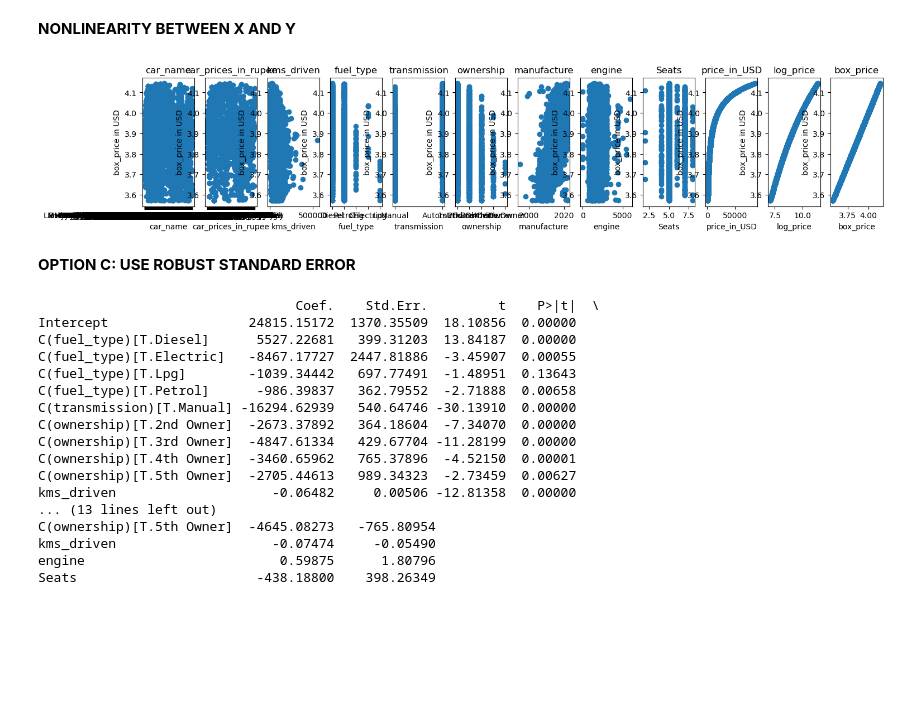
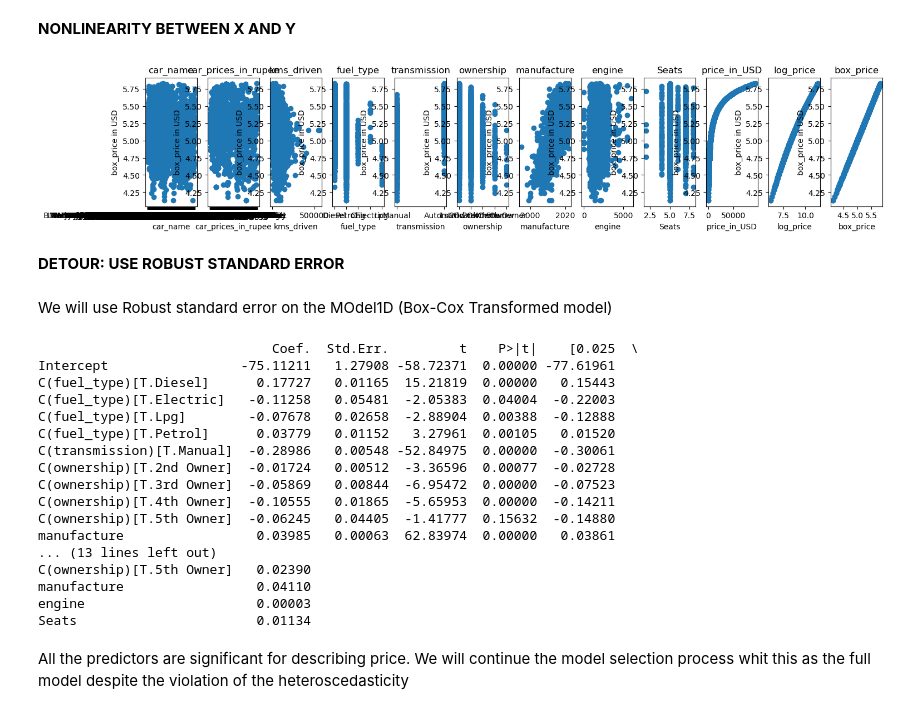
Before and after one commit to rishimo/msds601-project, a Jupyter notebook: david_notebook.ipynb, the cells around one changed output. Drawn from its saved outputs; the diff is of its cells as text; code cells hidden in the pictures; blank space fills up the shorter version.

```diff
--- a/david_notebook.ipynb
+++ b/david_notebook.ipynb
@@ -289,10 +344,10 @@ There is a significant evidence of non-normality.
 #pair-wise scatter plot between y and predictors
 plt.figure(figsize=(20, 3))
 
-for i, col in enumerate(car_train.columns):
+for i, col in enumerate(carsdata.columns):
     plt.subplot(1, 14, i+1)
-    x = car_train[col]
-    y = car_train['price_in_USD']
+    x = carsdata[col]
+    y = carsdata['price_in_USD']
     plt.plot(x, y, 'o')
 
     plt.title(col)
@@ -305,7 +360,7 @@ for i, col in enumerate(car_train.columns):
 # %% [markdown]
 <b> OPTION 1: NATURAL-LOG TRANSFORMATION</B>
 # %%
-car_train['log_price']=np.log(car_train['price_in_USD'])
+carsdata['log_price']=np.log(carsdata['price_in_USD'])
 # %% [markdown]
 <b> MODELING 1C</B>
 # %%
@@ -391,10 +485,10 @@ Natural-Log transformation was not enough to eliminate non-normality
 #pair-wise scatter plot between y and predictors
 plt.figure(figsize=(20, 3))
 
-for i, col in enumerate(car_train.columns):
+for i, col in enumerate(carsdata.columns):
     plt.subplot(1, 14, i+1)
-    x = car_train[col]
-    y = car_train['log_price']
+    x = carsdata[col]
+    y = carsdata['log_price']
     plt.plot(x, y, 'o')
 
     plt.title(col)
@@ -406,10 +500,10 @@ for i, col in enumerate(car_train.columns):
 <b> OPTION 2: BOX-COX TRANSFORMATION</B>
 # %%
 # transform training data & save lambda value
-fitted_data, fitted_lambda = stats.boxcox(car_train["price_in_USD"])
+fitted_data, fitted_lambda = stats.boxcox(carsdata["price_in_USD"])
 
 # adding the transformed Y to the dataframe
-car_train['box_price']=fitted_data
+carsdata['box_price']=fitted_data
 
 # creating axes to draw plots
 fig, ax = plt.subplots(1, 2)
@@ -532,19 +626,21 @@ jarque.pvalue
 # %%
 #pair-wise scatter plot between y and predictors
 plt.figure(figsize=(20, 3))
 
-for i, col in enumerate(car_train.columns):
+for i, col in enumerate(carsdata.columns):
     plt.subplot(1, 14, i+1)
-    x = car_train[col]
-    y = car_train['box_price']
+    x = carsdata[col]
+    y = carsdata['box_price']
     plt.plot(x, y, 'o')
 
     plt.title(col)
     plt.xlabel(col)
     plt.ylabel('box_price in USD')
 # %% [output]
-[figure, old version]
+[figure, new version]
 # %% [markdown]
-<b> OPTION C: USE ROBUST STANDARD ERROR </B>
+<b> DETOUR: USE ROBUST STANDARD ERROR </B>
+# %% [markdown]
+We will use Robust standard error on the MOdel1D (Box-Cox Transformed model)
 # %%
 #extact HCE variance-coviance matrix
@@ -552,20 +648,23 @@ V_HC_1 =model1B.cov_HC0
 # %%
-print(np.round(model1B.get_robustcov_results(cov_type = "HC0").summary2().tables[1], 5))
+print(np.round(model1D.get_robustcov_results(cov_type = "HC0").summary2().tables[1], 5))
 # %% [output]
-                                 Coef.    Std.Err.         t    P>|t|  \
-Intercept                  24815.15172  1370.35509  18.10856  0.00000
-C(fuel_type)[T.Diesel]      5527.22681   399.31203  13.84187  0.00000
-C(fuel_type)[T.Electric]   -8467.17727  2447.81886  -3.45907  0.00055
-C(fuel_type)[T.Lpg]        -1039.34442   697.77491  -1.48951  0.13643
-C(fuel_type)[T.Petrol]      -986.39837   362.79552  -2.71888  0.00658
-C(transmission)[T.Manual] -16294.62939   540.64746 -30.13910  0.00000
-C(ownership)[T.2nd Owner]  -2673.37892   364.18604  -7.34070  0.00000
-C(ownership)[T.3rd Owner]  -4847.61334   429.67704 -11.28199  0.00000
-C(ownership)[T.4th Owner]  -3460.65962   765.37896  -4.52150  0.00001
-C(ownership)[T.5th Owner]  -2705.44613   989.34323  -2.73459  0.00627
-kms_driven                    -0.06482     0.00506 -12.81358  0.00000
+                              Coef.  Std.Err.         t    P>|t|    [0.025  \
+Intercept                 -75.11211   1.27908 -58.72371  0.00000 -77.61961
+C(fuel_type)[T.Diesel]      0.17727   0.01165  15.21819  0.00000   0.15443
+C(fuel_type)[T.Electric]   -0.11258   0.05481  -2.05383  0.04004  -0.22003
+C(fuel_type)[T.Lpg]        -0.07678   0.02658  -2.88904  0.00388  -0.12888
+C(fuel_type)[T.Petrol]      0.03779   0.01152   3.27961  0.00105   0.01520
+C(transmission)[T.Manual]  -0.28986   0.00548 -52.84975  0.00000  -0.30061
+C(ownership)[T.2nd Owner]  -0.01724   0.00512  -3.36596  0.00077  -0.02728
+C(ownership)[T.3rd Owner]  -0.05869   0.00844  -6.95472  0.00000  -0.07523
+C(ownership)[T.4th Owner]  -0.10555   0.01865  -5.65953  0.00000  -0.14211
+C(ownership)[T.5th Owner]  -0.06245   0.04405  -1.41777  0.15632  -0.14880
+manufacture                 0.03985   0.00063  62.83974  0.00000   0.03861
 ... (13 lines left out)
-C(ownership)[T.5th Owner]  -4645.08273   -765.80954
-kms_driven                    -0.07474     -0.05490
-engine                         0.59875      1.80796
-Seats                       -438.18800    398.26349
+C(ownership)[T.5th Owner]   0.02390
+manufacture                 0.04110
+engine                      0.00003
+Seats                       0.01134
+# %% [markdown]
+All the predictors are significant for describing price.
+We will continue the model selection process whit this as the full model despite the violation of the heteroscedasticity
```
Also changed, not shown: parts of 56 cells of this notebook.
